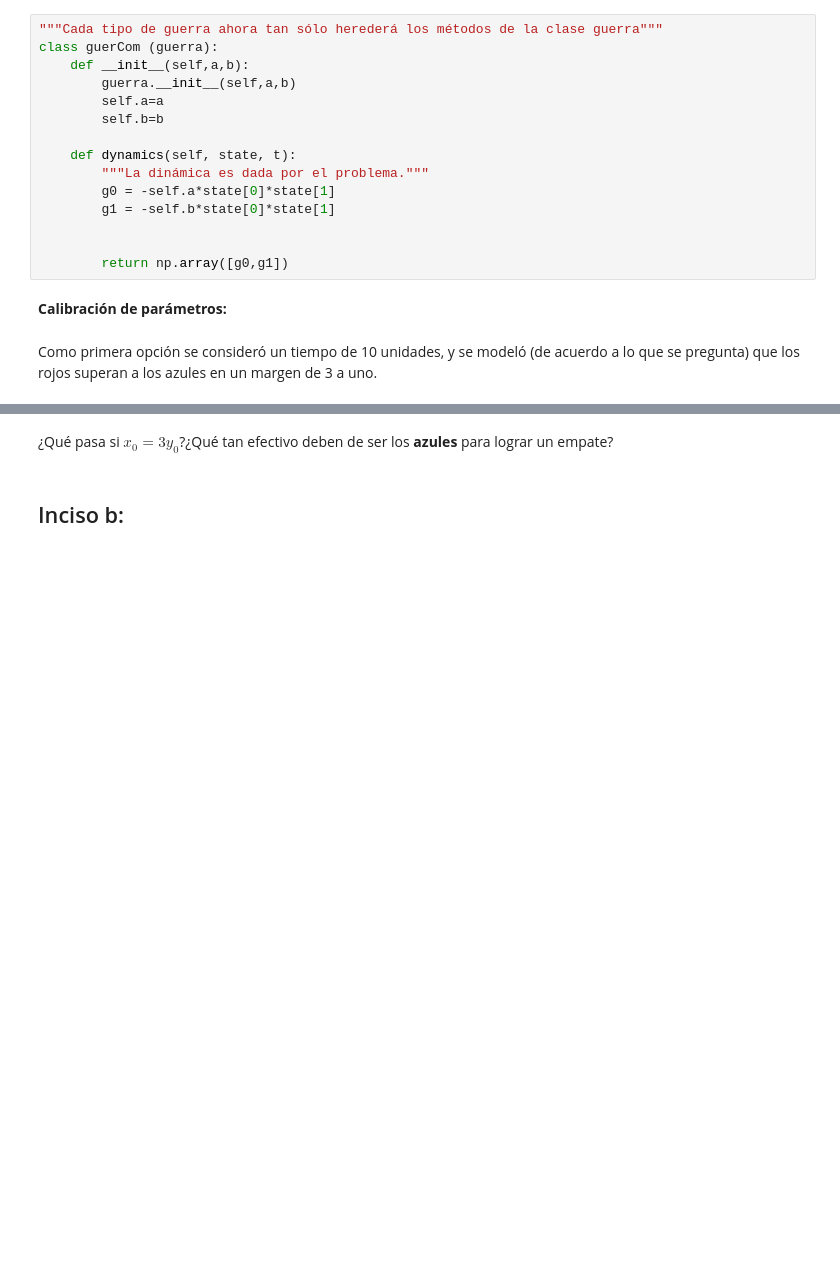
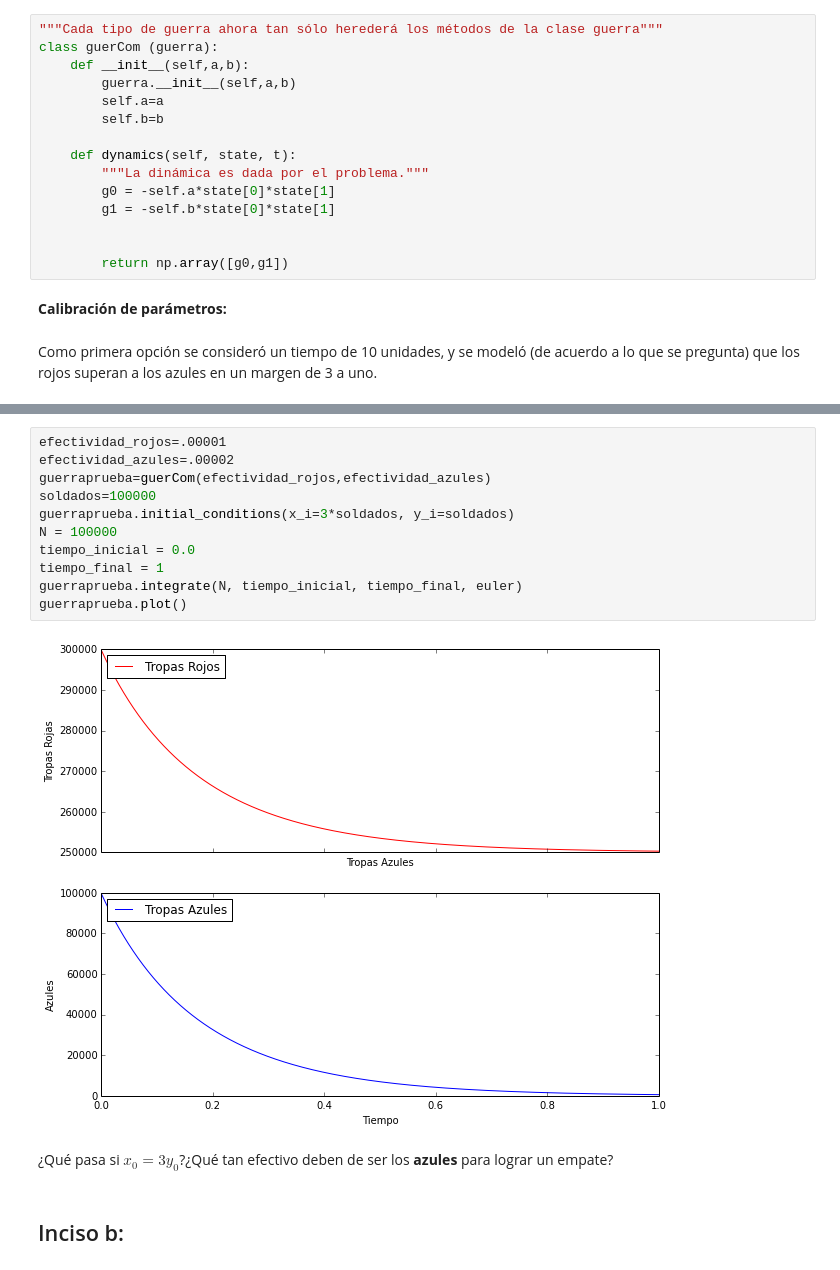
Before and after one commit to ElicHerrera/proyecto-mate-com, a Jupyter notebook: adelanto/esteban-Mario.ipynb, the cells around one changed output, grey strips where cells are left out. Saved outputs shown, nothing was run; the diff lists cells and outputs as text; blank space fills up the shorter version.

```diff
--- a/adelanto/esteban-Mario.ipynb
+++ b/adelanto/esteban-Mario.ipynb
@@ -190,3 +205,16 @@ guerraprueba.plot()
+# %%
+efectividad_rojos=.00001
+efectividad_azules=.00002
+guerraprueba=guerCom(efectividad_rojos,efectividad_azules)
+soldados=100000
+guerraprueba.initial_conditions(x_i=3*soldados, y_i=soldados)
+N = 100000
+tiempo_inicial = 0.0
+tiempo_final = 1
+guerraprueba.integrate(N, tiempo_inicial, tiempo_final, euler)
+guerraprueba.plot()
+# %% [output]
+[figure, added]
 # %% [markdown]
 ¿Qué pasa si $x_0 = 3y_0$?¿Qué tan efectivo deben de ser los **azules** para lograr un empate?
 # %% [markdown]
```
Also changed, not shown: parts of 7 cells of this notebook.
